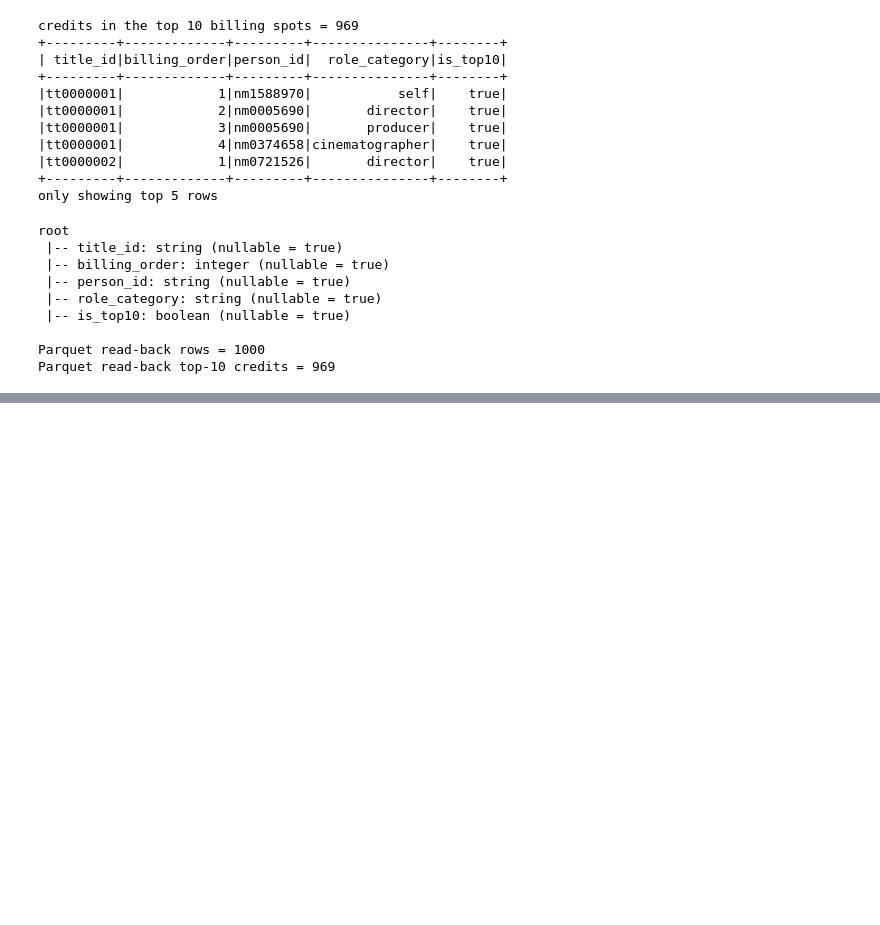
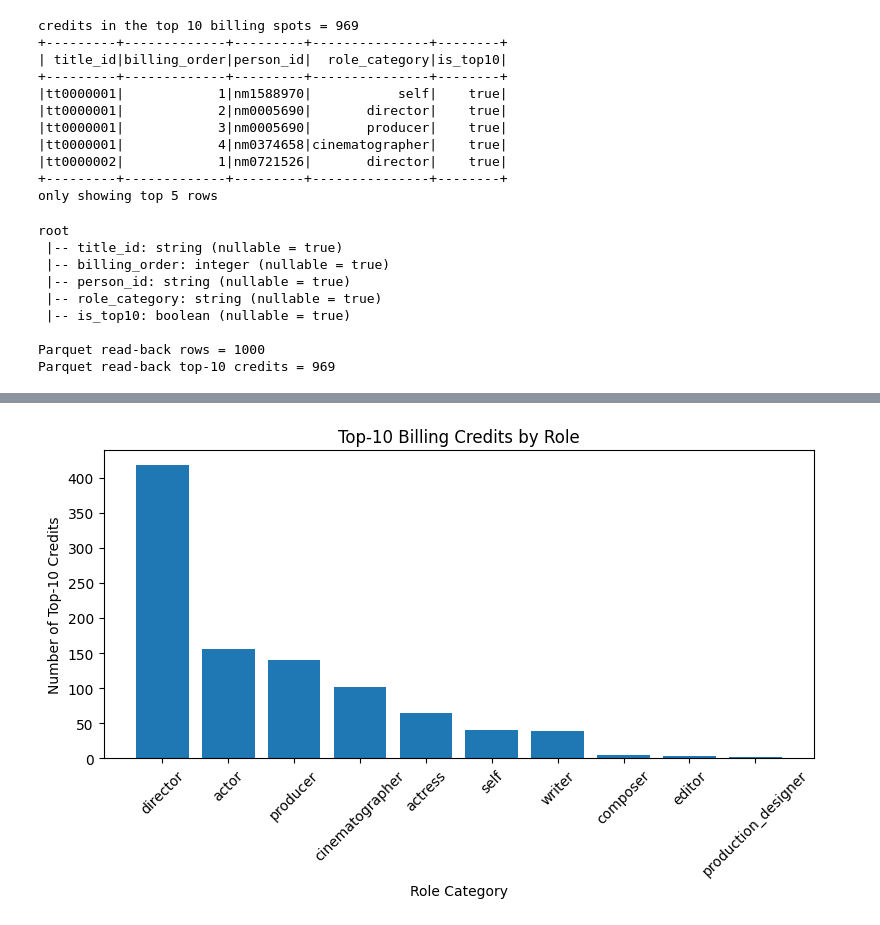
Before and after one commit to sjsu-cs131-f26/CineMatch-Netflix-Movies, a Jupyter notebook: pa4/notebooks/pa4_pyspark.ipynb, the cells around one changed output, grey strips where cells are left out. Saved outputs shown, nothing was run; the diff lists cells and outputs as text; code cells hidden in the pictures; blank space fills up the shorter version.

```diff
--- a/pa4/notebooks/pa4_pyspark.ipynb
+++ b/pa4/notebooks/pa4_pyspark.ipynb
@@ -150,3 +151,19 @@ root
 
 Parquet read-back rows = 1000
 Parquet read-back top-10 credits = 969
+# %%
+top10_df = restored.filter(F.col("is_top10") == True)
+
+analysis1 = (top10_df.groupBy("role_category").agg(
+        F.count("*").alias("credit_count"),
+        F.format_string("%.2f", F.avg("billing_order")).alias("avg_billing_order")
+    )
+    .withColumn("role_rank", F.row_number().over(Window.orderBy(
+                F.desc("credit_count"),
+                F.asc("role_category")
+            )
+        )
+    ).select("role_rank", "role_category", "credit_count", "avg_billing_order")
+    .orderBy("role_rank"))
+
+analysis1.show()
@@ -152,0 +351,18 @@ Parquet read-back top-10 credits = 969
+# %%
+import matplotlib.pyplot as plt
+
+analysis1_pd = analysis1.toPandas()
+
+plt.figure(figsize=(8, 5))
+plt.bar(analysis1_pd["role_category"],analysis1_pd["credit_count"])
+
+plt.xlabel("Role Category")
+plt.ylabel("Number of Top-10 Credits")
+plt.title("Top-10 Billing Credits by Role")
+plt.xticks(rotation=45)
+plt.tight_layout()
+
+plt.savefig("CineMatch-Netflix-Movies/pa4/out/analysis_1_chart.png")
+plt.show()
+# %% [output]
+[figure, added]
```
Also changed, not shown: parts of 24 cells of this notebook.
